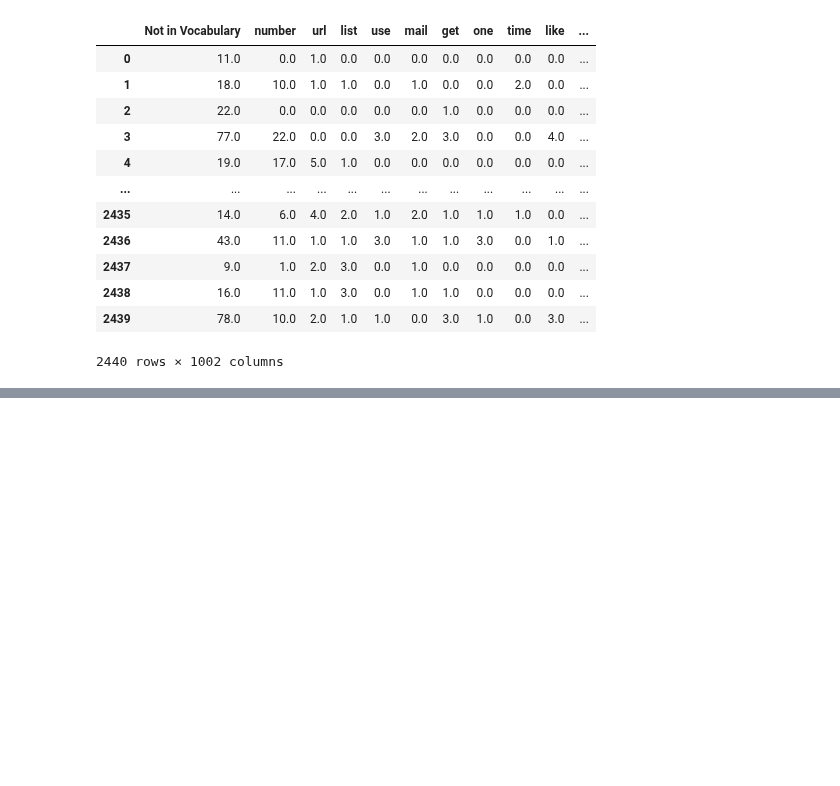
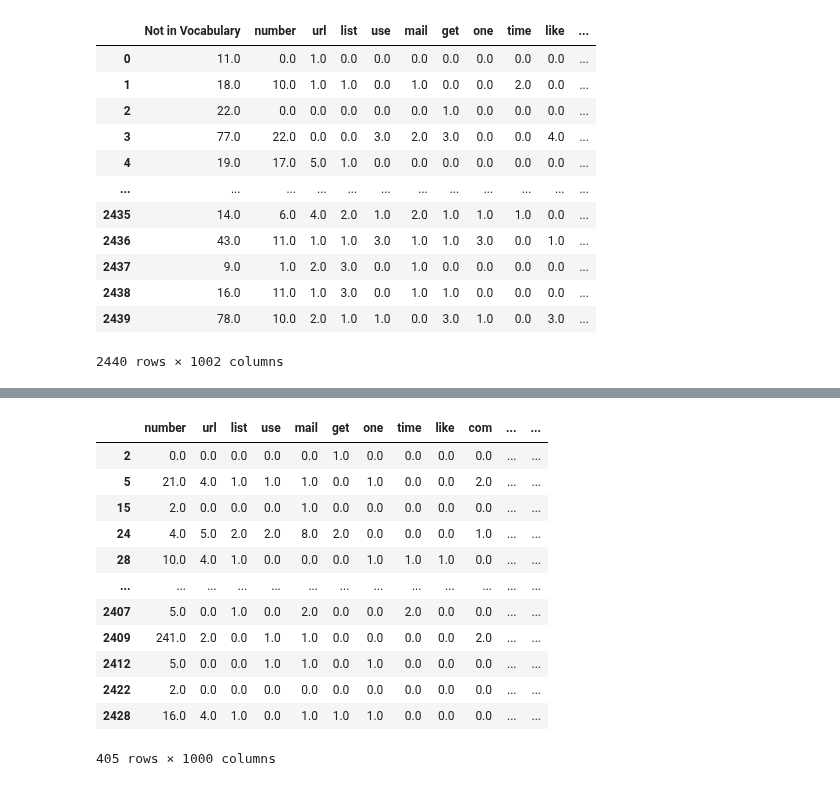
Before and after one commit to Pasindu19970808/Hands-on-Machine-Learning-Textbook-Exercises, a Jupyter notebook: DeepLearning_1/SpamClassifier/EmailSpamClassifier.ipynb, the cells around one changed output, grey strips where cells are left out. Cells and saved outputs as stored; diff of their text form; code cells hidden in the pictures; blank space fills up the shorter version.

```diff
--- a/DeepLearning_1/SpamClassifier/EmailSpamClassifier.ipynb
+++ b/DeepLearning_1/SpamClassifier/EmailSpamClassifier.ipynb
@@ -474,0 +489,18 @@ import seaborn as sns
+# %%
+df_spam = X_train_transformed_df.loc[X_train_transformed_df["Result"] == 1]
+df_spam = df_spam.drop(["Not in Vocabulary", "Result"],1)
+df_spam
+# %% [output]
+|  | number | url | list | use | mail | get | one | time | like | com | ... | ... |
+| 2 | 0.0 | 0.0 | 0.0 | 0.0 | 0.0 | 1.0 | 0.0 | 0.0 | 0.0 | 0.0 | ... | ... |
+| 5 | 21.0 | 4.0 | 1.0 | 1.0 | 1.0 | 0.0 | 1.0 | 0.0 | 0.0 | 2.0 | ... | ... |
+| 15 | 2.0 | 0.0 | 0.0 | 0.0 | 1.0 | 0.0 | 0.0 | 0.0 | 0.0 | 0.0 | ... | ... |
+| 24 | 4.0 | 5.0 | 2.0 | 2.0 | 8.0 | 2.0 | 0.0 | 0.0 | 0.0 | 1.0 | ... | ... |
+| 28 | 10.0 | 4.0 | 1.0 | 0.0 | 0.0 | 0.0 | 1.0 | 1.0 | 1.0 | 0.0 | ... | ... |
+| ... | ... | ... | ... | ... | ... | ... | ... | ... | ... | ... | ... | ... |
+| 2407 | 5.0 | 0.0 | 1.0 | 0.0 | 2.0 | 0.0 | 0.0 | 2.0 | 0.0 | 0.0 | ... | ... |
+| 2409 | 241.0 | 2.0 | 0.0 | 1.0 | 1.0 | 0.0 | 0.0 | 0.0 | 0.0 | 2.0 | ... | ... |
+| 2412 | 5.0 | 0.0 | 0.0 | 1.0 | 1.0 | 0.0 | 1.0 | 0.0 | 0.0 | 0.0 | ... | ... |
+| 2422 | 2.0 | 0.0 | 0.0 | 0.0 | 0.0 | 0.0 | 0.0 | 0.0 | 0.0 | 0.0 | ... | ... |
+| 2428 | 16.0 | 4.0 | 1.0 | 0.0 | 1.0 | 1.0 | 1.0 | 0.0 | 0.0 | 0.0 | ... | ... |
+405 rows × 1000 columns
```
Also changed, not shown: parts of 24 cells of this notebook.
